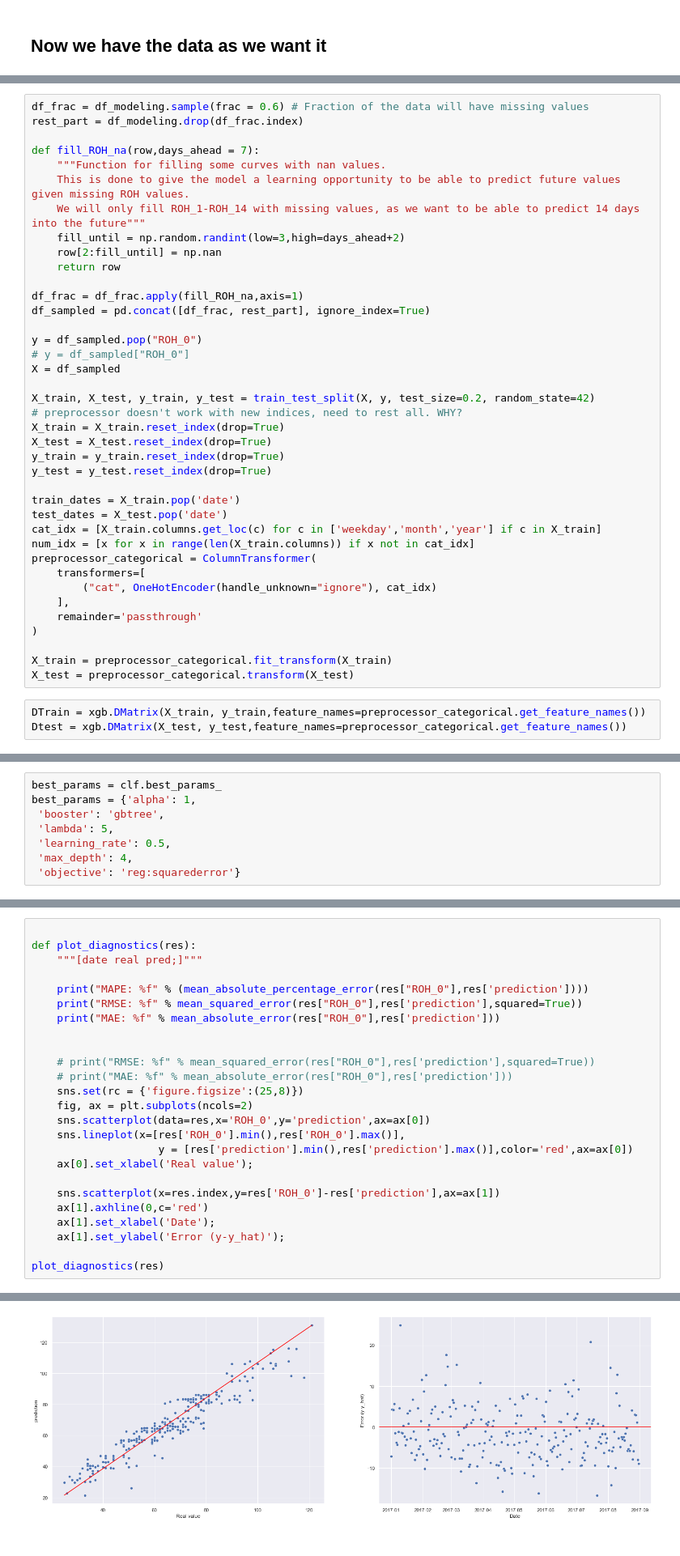
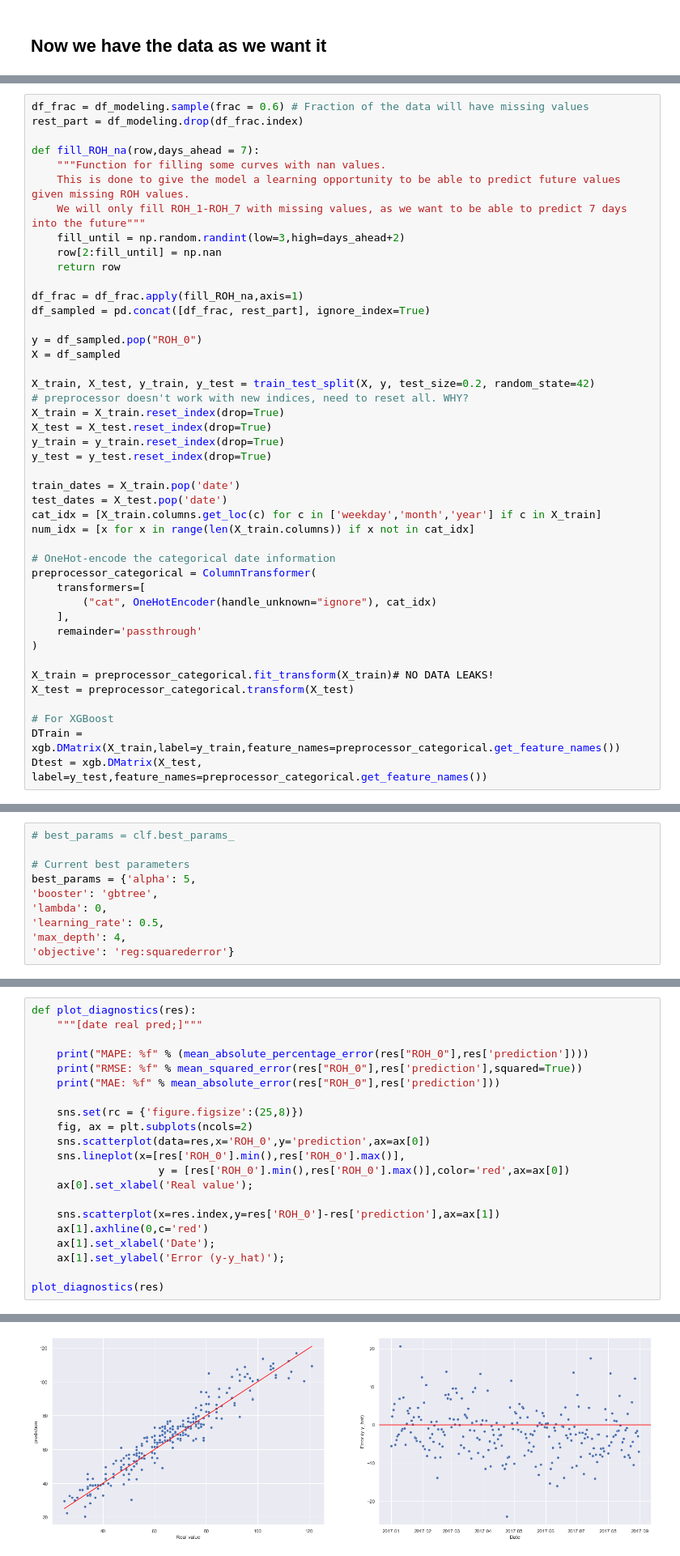
Before and after one commit to johmakinen/Various_projects, a Jupyter notebook: Notebooks/Hotel_bookings.ipynb, the cells around one changed output, grey strips where cells are left out. Shown at 81% size. Cells and saved outputs as stored; diff of their text form.

```diff
--- a/Notebooks/Hotel_bookings.ipynb
+++ b/Notebooks/Hotel_bookings.ipynb
@@ -145,7 +142,7 @@ rest_part = df_modeling.drop(df_frac.index)
 def fill_ROH_na(row,days_ahead = 7):
     """Function for filling some curves with nan values.
     This is done to give the model a learning opportunity to be able to predict future values given missing ROH values.
-    We will only fill ROH_1-ROH_14 with missing values, as we want to be able to predict 14 days into the future"""
+    We will only fill ROH_1-ROH_7 with missing values, as we want to be able to predict 7 days into the future"""
     fill_until = np.random.randint(low=3,high=days_ahead+2)
     row[2:fill_until] = np.nan
     return row
@@ -154,11 +151,10 @@ df_frac = df_frac.apply(fill_ROH_na,axis=1)
 df_sampled = pd.concat([df_frac, rest_part], ignore_index=True)
 
 y = df_sampled.pop("ROH_0")
-# y = df_sampled["ROH_0"]
 X = df_sampled
 
 X_train, X_test, y_train, y_test = train_test_split(X, y, test_size=0.2, random_state=42)
-# preprocessor doesn't work with new indices, need to rest all. WHY?
+# preprocessor doesn't work with new indices, need to reset all. WHY?
 X_train = X_train.reset_index(drop=True)
 X_test = X_test.reset_index(drop=True)
 y_train = y_train.reset_index(drop=True)
@@ -168,6 +164,8 @@ train_dates = X_train.pop('date')
 test_dates = X_test.pop('date')
 cat_idx = [X_train.columns.get_loc(c) for c in ['weekday','month','year'] if c in X_train]
 num_idx = [x for x in range(len(X_train.columns)) if x not in cat_idx]
+
+# OneHot-encode the categorical date information
 preprocessor_categorical = ColumnTransformer(
     transformers=[
         ("cat", OneHotEncoder(handle_unknown="ignore"), cat_idx)
@@ -175,11 +173,12 @@ preprocessor_categorical = ColumnTransformer(
     remainder='passthrough'
 )
 
-X_train = preprocessor_categorical.fit_transform(X_train)
+X_train = preprocessor_categorical.fit_transform(X_train)# NO DATA LEAKS!
 X_test = preprocessor_categorical.transform(X_test)
+
+# For XGBoost
+DTrain = xgb.DMatrix(X_train,label=y_train,feature_names=preprocessor_categorical.get_feature_names())
+Dtest = xgb.DMatrix(X_test, label=y_test,feature_names=preprocessor_categorical.get_feature_names())
-# %%
-DTrain = xgb.DMatrix(X_train, y_train,feature_names=preprocessor_categorical.get_feature_names())
-Dtest = xgb.DMatrix(X_test, y_test,feature_names=preprocessor_categorical.get_feature_names())
 # %% [markdown]
 ## Prediction algorithm
 
@@ -275,11 +277,13 @@ pd.DataFrame(clf.cv_results_).sort_values(by='rank_test_score').iloc[:4,3:].T
 # %%
-best_params = clf.best_params_
-best_params = {'alpha': 1,
- 'booster': 'gbtree',
- 'lambda': 5,
- 'learning_rate': 0.5,
- 'max_depth': 4,
- 'objective': 'reg:squarederror'}
+# best_params = clf.best_params_
+
+# Current best parameters
+best_params = {'alpha': 5,
+'booster': 'gbtree',
+'lambda': 0,
+'learning_rate': 0.5,
+'max_depth': 4,
+'objective': 'reg:squarederror'}
 # %%
 xg_current_best=xgb.train(params=best_params, dtrain=DTrain, num_boost_round=10)
 res = iter_validation(df_test_ts,preprocessor=preprocessor_categorical,days_ahead=7,model=xg_current_best)
@@ -299,5 +320,4 @@ Test set RMSE: 8.629177
 # %%
-
 def plot_diagnostics(res):
     """[date real pred;]"""
 
@@ -305,14 +325,11 @@ def plot_diagnostics(res):
     print("RMSE: %f" % mean_squared_error(res["ROH_0"],res['prediction'],squared=True))
     print("MAE: %f" % mean_absolute_error(res["ROH_0"],res['prediction']))
 
-
-    # print("RMSE: %f" % mean_squared_error(res["ROH_0"],res['prediction'],squared=True))
-    # print("MAE: %f" % mean_absolute_error(res["ROH_0"],res['prediction']))
     sns.set(rc = {'figure.figsize':(25,8)})
     fig, ax = plt.subplots(ncols=2)
     sns.scatterplot(data=res,x='ROH_0',y='prediction',ax=ax[0])
     sns.lineplot(x=[res['ROH_0'].min(),res['ROH_0'].max()],
-                    y = [res['prediction'].min(),res['prediction'].max()],color='red',ax=ax[0])
+                    y = [res['ROH_0'].min(),res['ROH_0'].max()],color='red',ax=ax[0])
     ax[0].set_xlabel('Real value');
 
     sns.scatterplot(x=res.index,y=res['ROH_0']-res['prediction'],ax=ax[1])
@@ -328 +345 @@ MAE: 5.315483
-[figure, old version]
+[figure, new version]
```
Also changed, not shown: parts of 37 cells of this notebook.
